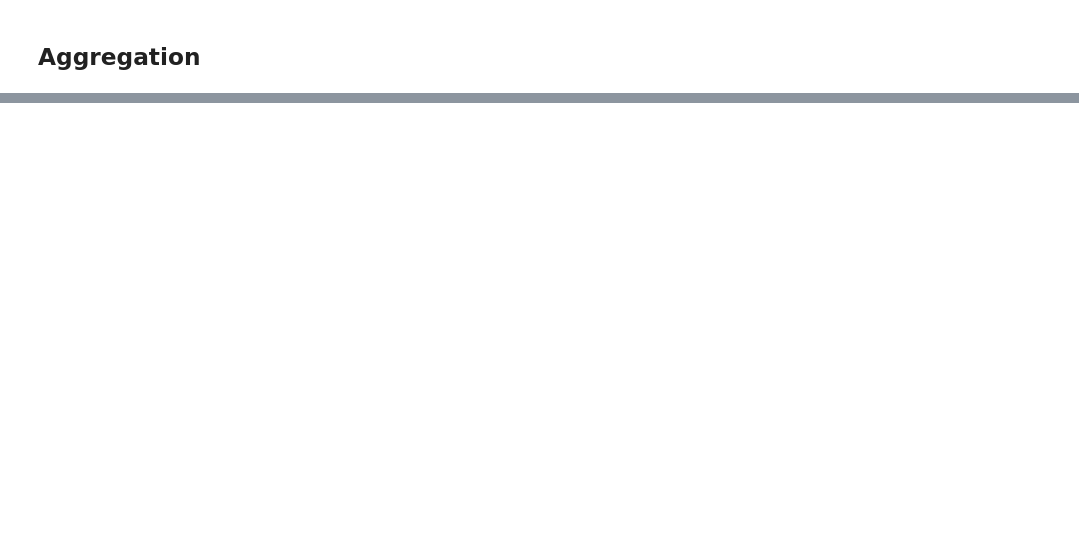
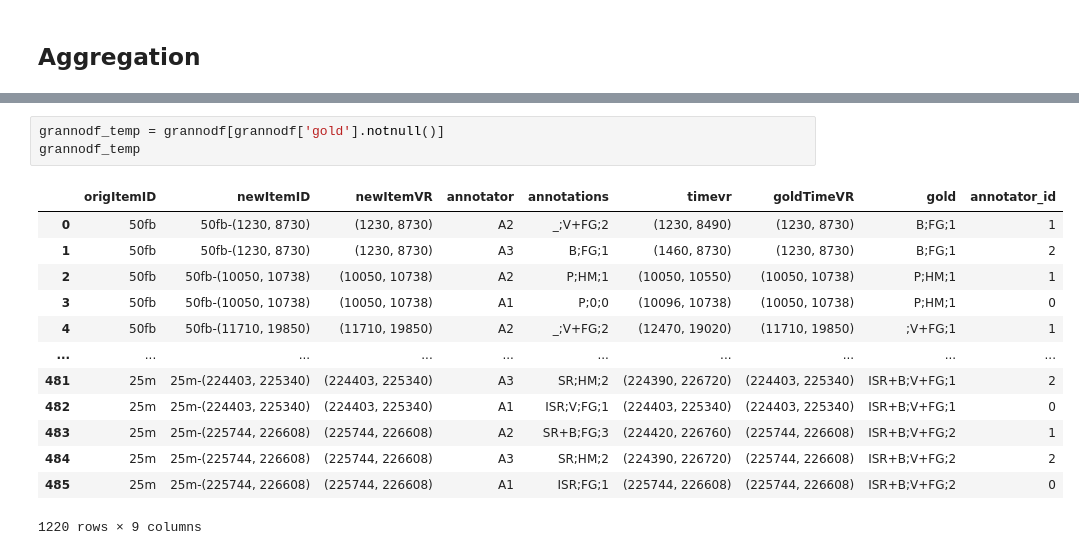
Before and after one commit to rufaelfekadu/Stutter-detection, a Jupyter notebook: notebooks/our_annotations.ipynb, the cells around one changed output, grey strips where cells are left out. Drawn from its saved outputs; the diff is of its cells as text; blank space fills up the shorter version.

```diff
--- a/notebooks/our_annotations.ipynb
+++ b/notebooks/our_annotations.ipynb
@@ -456,3 +811,20 @@ iaa.plot_matrix(show_grid=False)
+# %%
+grannodf_temp = grannodf[grannodf['gold'].notnull()]
+grannodf_temp
+# %% [output]
+|  | origItemID | newItemID | newItemVR | annotator | annotations | timevr | goldTimeVR | gold | annotator_id |
+| 0 | 50fb | 50fb-(1230, 8730) | (1230, 8730) | A2 | _;V+FG;2 | (1230, 8490) | (1230, 8730) | B;FG;1 | 1 |
+| 1 | 50fb | 50fb-(1230, 8730) | (1230, 8730) | A3 | B;FG;1 | (1460, 8730) | (1230, 8730) | B;FG;1 | 2 |
+| 2 | 50fb | 50fb-(10050, 10738) | (10050, 10738) | A2 | P;HM;1 | (10050, 10550) | (10050, 10738) | P;HM;1 | 1 |
+| 3 | 50fb | 50fb-(10050, 10738) | (10050, 10738) | A1 | P;0;0 | (10096, 10738) | (10050, 10738) | P;HM;1 | 0 |
+| 4 | 50fb | 50fb-(11710, 19850) | (11710, 19850) | A2 | _;V+FG;2 | (12470, 19020) | (11710, 19850) | ;V+FG;1 | 1 |
+| ... | ... | ... | ... | ... | ... | ... | ... | ... | ... |
+| 481 | 25m | 25m-(224403, 225340) | (224403, 225340) | A3 | SR;HM;2 | (224390, 226720) | (224403, 225340) | ISR+B;V+FG;1 | 2 |
+| 482 | 25m | 25m-(224403, 225340) | (224403, 225340) | A1 | ISR;V;FG;1 | (224403, 225340) | (224403, 225340) | ISR+B;V+FG;1 | 0 |
+| 483 | 25m | 25m-(225744, 226608) | (225744, 226608) | A2 | SR+B;FG;3 | (224420, 226760) | (225744, 226608) | ISR+B;V+FG;2 | 1 |
+| 484 | 25m | 25m-(225744, 226608) | (225744, 226608) | A3 | SR;HM;2 | (224390, 226720) | (225744, 226608) | ISR+B;V+FG;2 | 2 |
+| 485 | 25m | 25m-(225744, 226608) | (225744, 226608) | A1 | ISR;FG;1 | (225744, 226608) | (225744, 226608) | ISR+B;V+FG;2 | 0 |
+1220 rows × 9 columns
 # %%
 import sys
 sys.path.append("../annotationmodeling")
```
Also changed, not shown: parts of 38 cells of this notebook.
